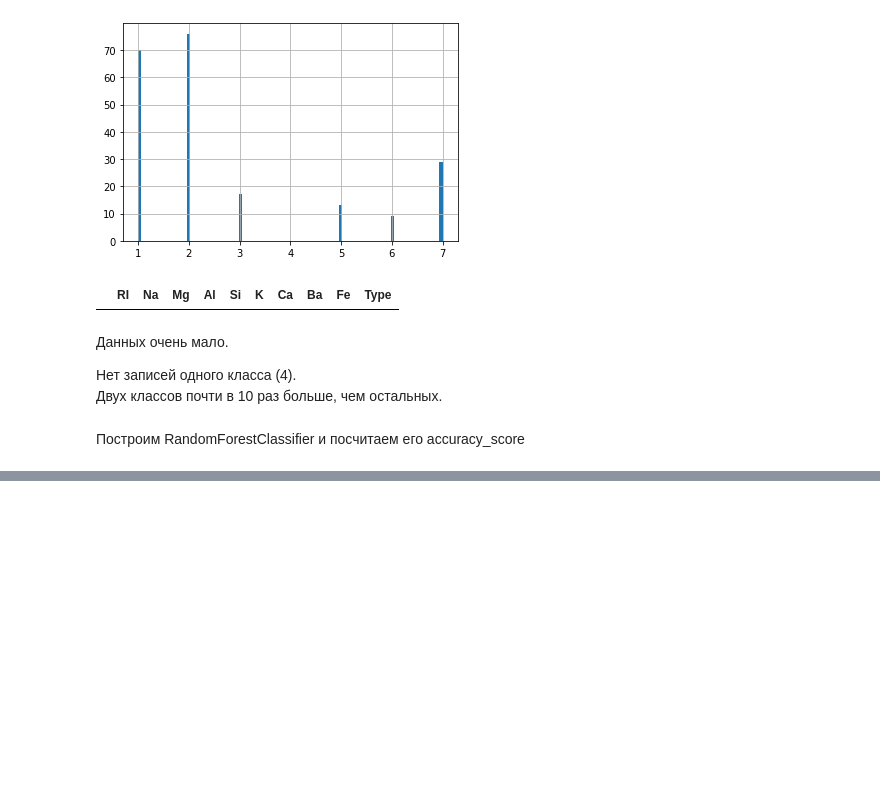
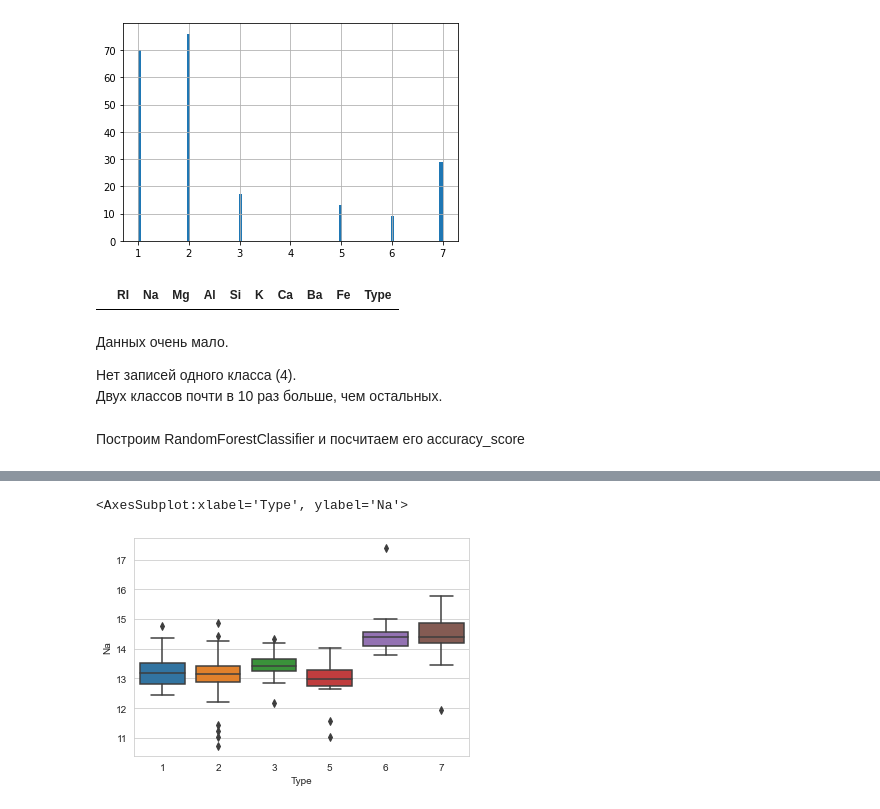
Before and after one commit to sergeimoiseev/neuro, a Jupyter notebook: feml-11-hw-07-outliers/task07.ipynb, the cells around one changed output, grey strips where cells are left out. Drawn from its saved outputs; the diff is of its cells as text; code cells hidden in the pictures; blank space fills up the shorter version.

```diff
--- a/feml-11-hw-07-outliers/task07.ipynb
+++ b/feml-11-hw-07-outliers/task07.ipynb
@@ -49,0 +53,5 @@ accuracy_score(y_test, y_pred)
+# %%
+sns.boxplot(x = 'Type', y = 'Na', data = df)
+# %% [output]
+<AxesSubplot:xlabel='Type', ylabel='Na'>
+[figure, added]
```
Also changed, not shown: parts of 18 cells of this notebook.
